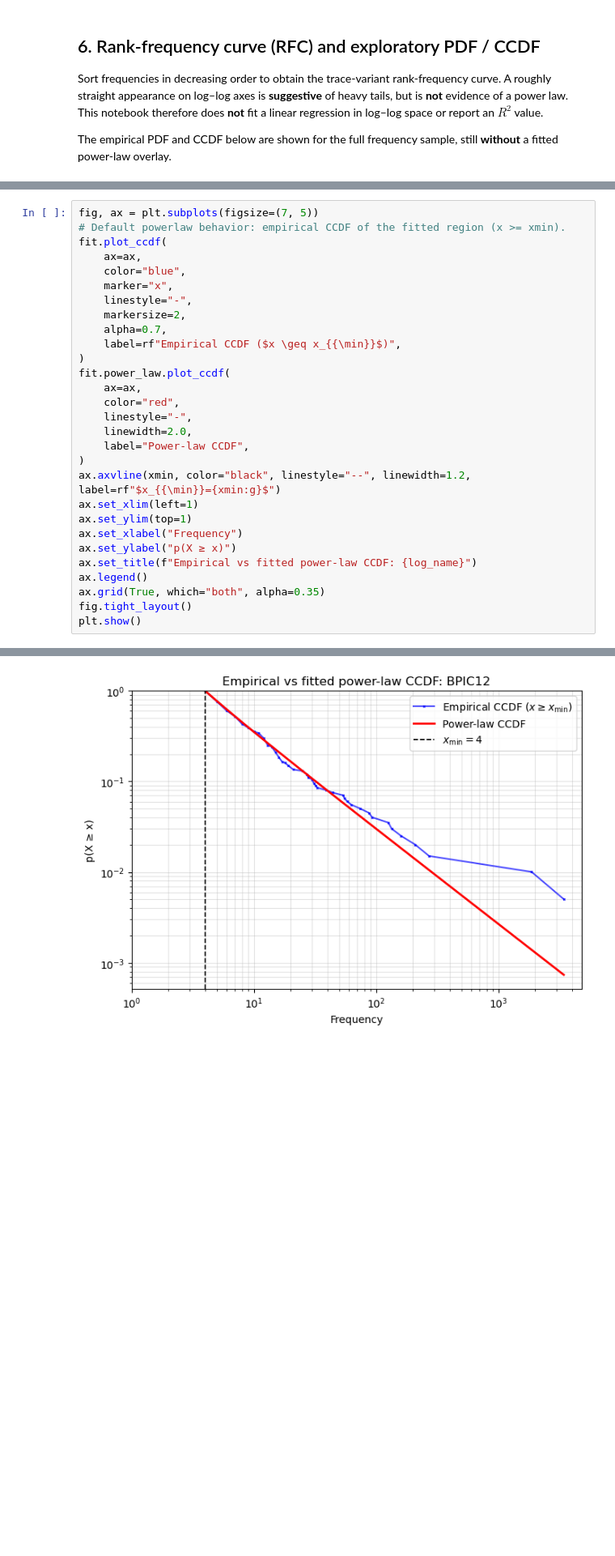
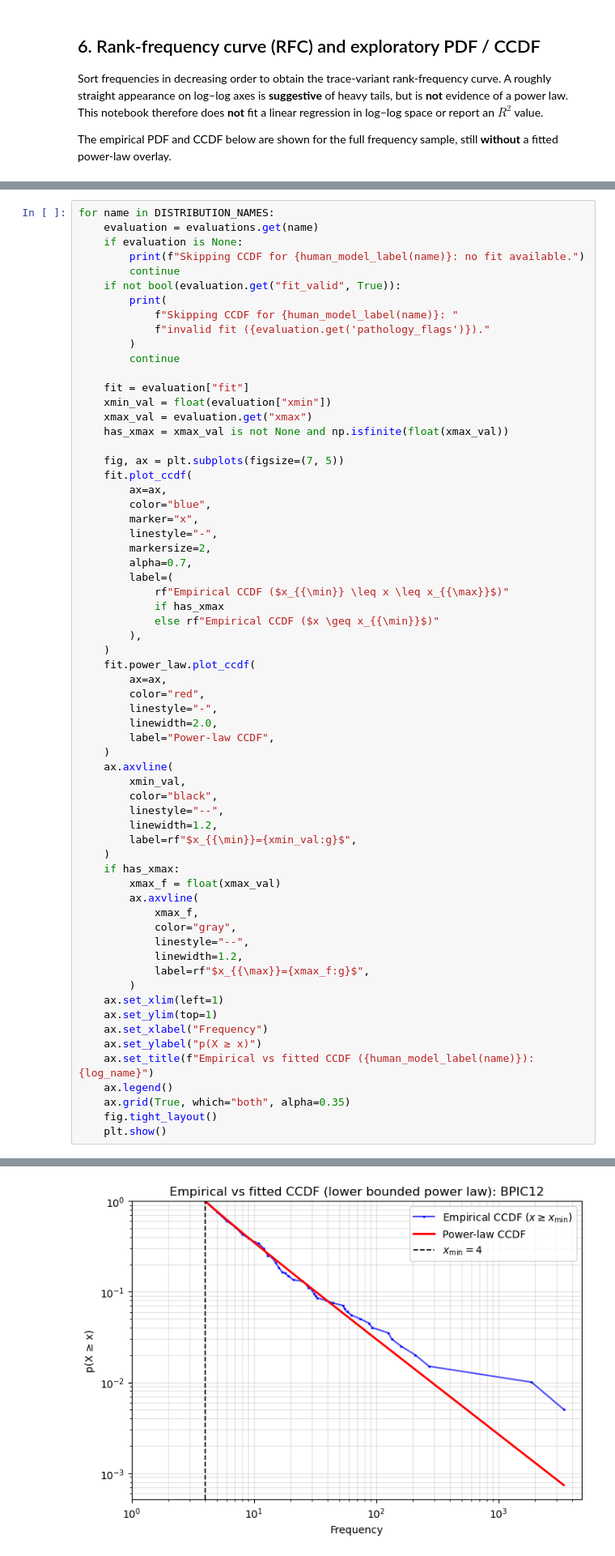
Before and after one commit to lennartebert/process-mining-rfcs, a Jupyter notebook: analyze_powerlaw_single_log.ipynb, the cells around one changed output, grey strips where cells are left out. Shown at 81% size. Drawn from its saved outputs; the diff is of its cells as text; blank space fills up the shorter version.

```diff
--- a/analyze_powerlaw_single_log.ipynb
+++ b/analyze_powerlaw_single_log.ipynb
@@ -365,30 +540,65 @@ plt.show()
 # %%
-fig, ax = plt.subplots(figsize=(7, 5))
-# Default powerlaw behavior: empirical CCDF of the fitted region (x >= xmin).
-fit.plot_ccdf(
-    ax=ax,
-    color="blue",
-    marker="x",
-    linestyle="-",
-    markersize=2,
-    alpha=0.7,
-    label=rf"Empirical CCDF ($x \geq x_{{\min}}$)",
-)
-fit.power_law.plot_ccdf(
-    ax=ax,
-    color="red",
-    linestyle="-",
-    linewidth=2.0,
-    label="Power-law CCDF",
-)
-ax.axvline(xmin, color="black", linestyle="--", linewidth=1.2, label=rf"$x_{{\min}}={xmin:g}$")
-ax.set_xlim(left=1)
-ax.set_ylim(top=1)
-ax.set_xlabel("Frequency")
-ax.set_ylabel("p(X ≥ x)")
-ax.set_title(f"Empirical vs fitted power-law CCDF: {log_name}")
-ax.legend()
-ax.grid(True, which="both", alpha=0.35)
-fig.tight_layout()
-plt.show()
+for name in DISTRIBUTION_NAMES:
+    evaluation = evaluations.get(name)
+    if evaluation is None:
+        print(f"Skipping CCDF for {human_model_label(name)}: no fit available.")
+        continue
+    if not bool(evaluation.get("fit_valid", True)):
+        print(
+            f"Skipping CCDF for {human_model_label(name)}: "
+            f"invalid fit ({evaluation.get('pathology_flags')})."
+        )
+        continue
+
+    fit = evaluation["fit"]
+    xmin_val = float(evaluation["xmin"])
+    xmax_val = evaluation.get("xmax")
+    has_xmax = xmax_val is not None and np.isfinite(float(xmax_val))
+
+    fig, ax = plt.subplots(figsize=(7, 5))
+    fit.plot_ccdf(
+        ax=ax,
+        color="blue",
+        marker="x",
+        linestyle="-",
+        markersize=2,
+        alpha=0.7,
+        label=(
+            rf"Empirical CCDF ($x_{{\min}} \leq x \leq x_{{\max}}$)"
+            if has_xmax
+            else rf"Empirical CCDF ($x \geq x_{{\min}}$)"
+        ),
+    )
+    fit.power_law.plot_ccdf(
+        ax=ax,
+        color="red",
+        linestyle="-",
+        linewidth=2.0,
+        label="Power-law CCDF",
+    )
+    ax.axvline(
+        xmin_val,
+        color="black",
+        linestyle="--",
+        linewidth=1.2,
+        label=rf"$x_{{\min}}={xmin_val:g}$",
+    )
+    if has_xmax:
+        xmax_f = float(xmax_val)
+        ax.axvline(
+            xmax_f,
+            color="gray",
+            linestyle="--",
+            linewidth=1.2,
+            label=rf"$x_{{\max}}={xmax_f:g}$",
+        )
+    ax.set_xlim(left=1)
+    ax.set_ylim(top=1)
+    ax.set_xlabel("Frequency")
+    ax.set_ylabel("p(X ≥ x)")
+    ax.set_title(f"Empirical vs fitted CCDF ({human_model_label(name)}): {log_name}")
+    ax.legend()
+    ax.grid(True, which="both", alpha=0.35)
+    fig.tight_layout()
+    plt.show()
 # %% [output]
@@ -395 +606 @@ plt.show()
-[figure, old version]
+[figure, new version]
```
Also changed, not shown: parts of 15 cells of this notebook, 17 other files.
